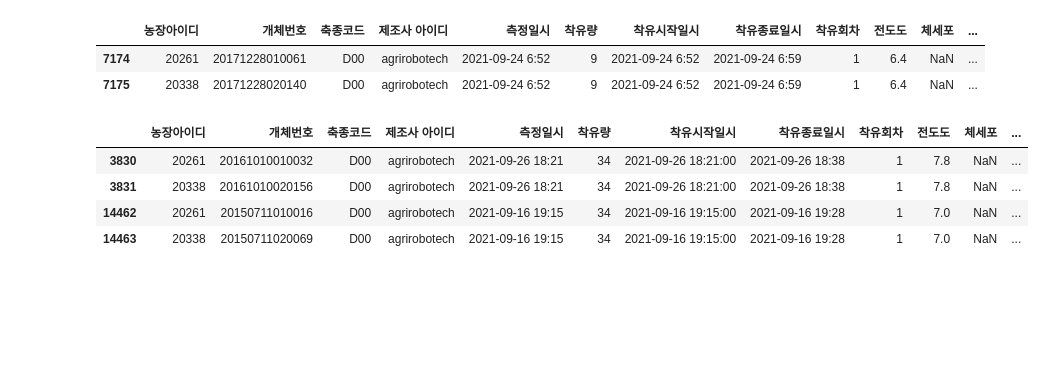
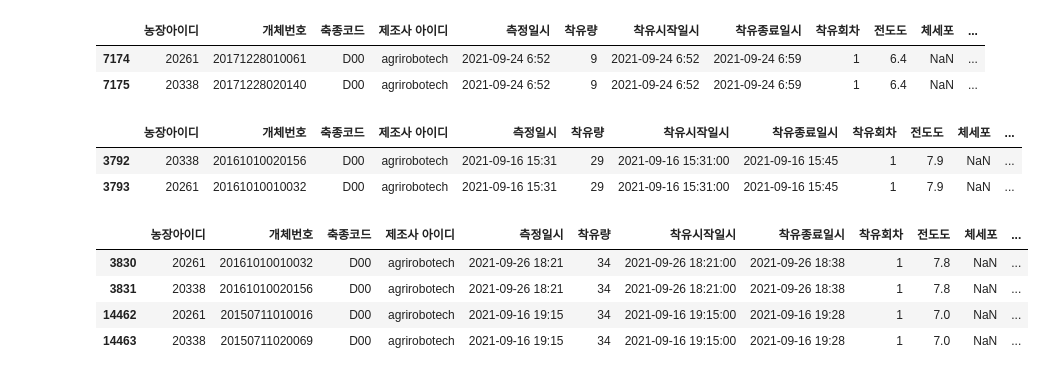
Before and after one commit to jiwon512/practical_project, a Jupyter notebook: jungjae/pr1.ipynb, the cells around one changed output. Cells and saved outputs as stored; diff of their text form; code cells hidden in the pictures; blank space fills up the shorter version.

```diff
--- a/jungjae/pr1.ipynb
+++ b/jungjae/pr1.ipynb
@@ -237,11 +237,18 @@ milk_9
 | 7174 | 20261 | 20171228010061 | D00 | agrirobotech | 2021-09-24 6:52 | 9 | 2021-09-24 6:52 | 2021-09-24 6:59 | 1 | 6.4 | NaN | ... |
 | 7175 | 20338 | 20171228020140 | D00 | agrirobotech | 2021-09-24 6:52 | 9 | 2021-09-24 6:52 | 2021-09-24 6:59 | 1 | 6.4 | NaN | ... |
 # %%
-milk_34 = df[df['착유량'] == 34]
-milk_34
+milk_29 = df[df['착유량'] == 29]
+milk_29
 # %% [output]
 |  | 농장아이디 | 개체번호 | 축종코드 | 제조사 아이디 | 측정일시 | 착유량 | 착유시작일시 | 착유종료일시 | 착유회차 | 전도도 | 체세포 | ... |
-| 3830 | 20261 | 20161010010032 | D00 | agrirobotech | 2021-09-26 18:21 | 34 | 2021-09-26 18:21:00 | 2021-09-26 18:38 | 1 | 7.8 | NaN | ... |
-| 3831 | 20338 | 20161010020156 | D00 | agrirobotech | 2021-09-26 18:21 | 34 | 2021-09-26 18:21:00 | 2021-09-26 18:38 | 1 | 7.8 | NaN | ... |
-| 14462 | 20261 | 20150711010016 | D00 | agrirobotech | 2021-09-16 19:15 | 34 | 2021-09-16 19:15:00 | 2021-09-16 19:28 | 1 | 7.0 | NaN | ... |
-| 14463 | 20338 | 20150711020069 | D00 | agrirobotech | 2021-09-16 19:15 | 34 | 2021-09-16 19:15:00 | 2021-09-16 19:28 | 1 | 7.0 | NaN | ... |
+| 3792 | 20338 | 20161010020156 | D00 | agrirobotech | 2021-09-16 15:31 | 29 | 2021-09-16 15:31:00 | 2021-09-16 15:45 | 1 | 7.9 | NaN | ... |
+| 3793 | 20261 | 20161010010032 | D00 | agrirobotech | 2021-09-16 15:31 | 29 | 2021-09-16 15:31:00 | 2021-09-16 15:45 | 1 | 7.9 | NaN | ... |
+# %%
+milk_34 = df[df['착유량'] == 34]
+milk_34
+# %% [output]
+|  | 농장아이디 | 개체번호 | 축종코드 | 제조사 아이디 | 측정일시 | 착유량 | 착유시작일시 | 착유종료일시 | 착유회차 | 전도도 | 체세포 | ... |
+| 3830 | 20261 | 20161010010032 | D00 | agrirobotech | 2021-09-26 18:21 | 34 | 2021-09-26 18:21:00 | 2021-09-26 18:38 | 1 | 7.8 | NaN | ... |
+| 3831 | 20338 | 20161010020156 | D00 | agrirobotech | 2021-09-26 18:21 | 34 | 2021-09-26 18:21:00 | 2021-09-26 18:38 | 1 | 7.8 | NaN | ... |
+| 14462 | 20261 | 20150711010016 | D00 | agrirobotech | 2021-09-16 19:15 | 34 | 2021-09-16 19:15:00 | 2021-09-16 19:28 | 1 | 7.0 | NaN | ... |
+| 14463 | 20338 | 20150711020069 | D00 | agrirobotech | 2021-09-16 19:15 | 34 | 2021-09-16 19:15:00 | 2021-09-16 19:28 | 1 | 7.0 | NaN | ... |
```
Also changed, not shown: parts of 3 cells of this notebook.
